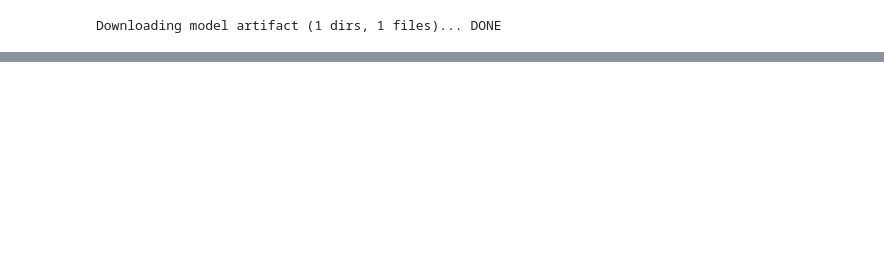
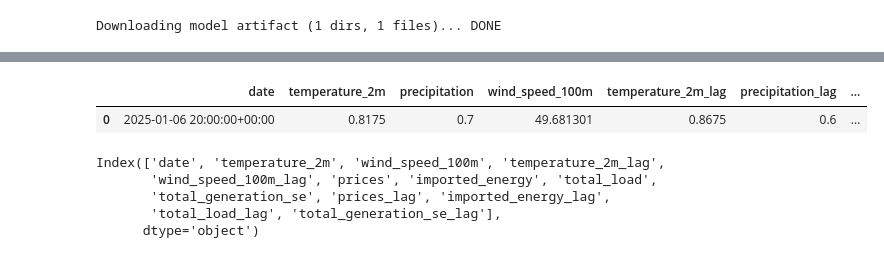
Before and after one commit to oskaralf/ID2223_FinalProject, a Jupyter notebook: notebooks/inference.ipynb, the cells around one changed output, grey strips where cells are left out. Cells and saved outputs as stored; diff of their text form; code cells hidden in the pictures; blank space fills up the shorter version.

```diff
--- a/notebooks/inference.ipynb
+++ b/notebooks/inference.ipynb
@@ -146,2 +142,7 @@ print(weather_data)
 # %%
 batch_data = pd.merge(weather_data, entsoe_df, on='date', how='inner')
+# %%
+batch_data
+# %% [output]
+|  | date | temperature_2m | precipitation | wind_speed_100m | temperature_2m_lag | precipitation_lag | ... |
+| 0 | 2025-01-06 20:00:00+00:00 | 0.8175 | 0.7 | 49.681301 | 0.8675 | 0.6 | ... |
@@ -147,0 +151,8 @@ batch_data = pd.merge(weather_data, entsoe_df, on='date', how='inner')
+# %%
+print(batch_data.columns)
+# %% [output]
+Index(['date', 'temperature_2m', 'wind_speed_100m', 'temperature_2m_lag',
+       'wind_speed_100m_lag', 'prices', 'imported_energy', 'total_load',
+       'total_generation_se', 'prices_lag', 'imported_energy_lag',
+       'total_load_lag', 'total_generation_se_lag'],
+      dtype='object')
```
Also changed, not shown: parts of 24 cells of this notebook, 5 other files.
